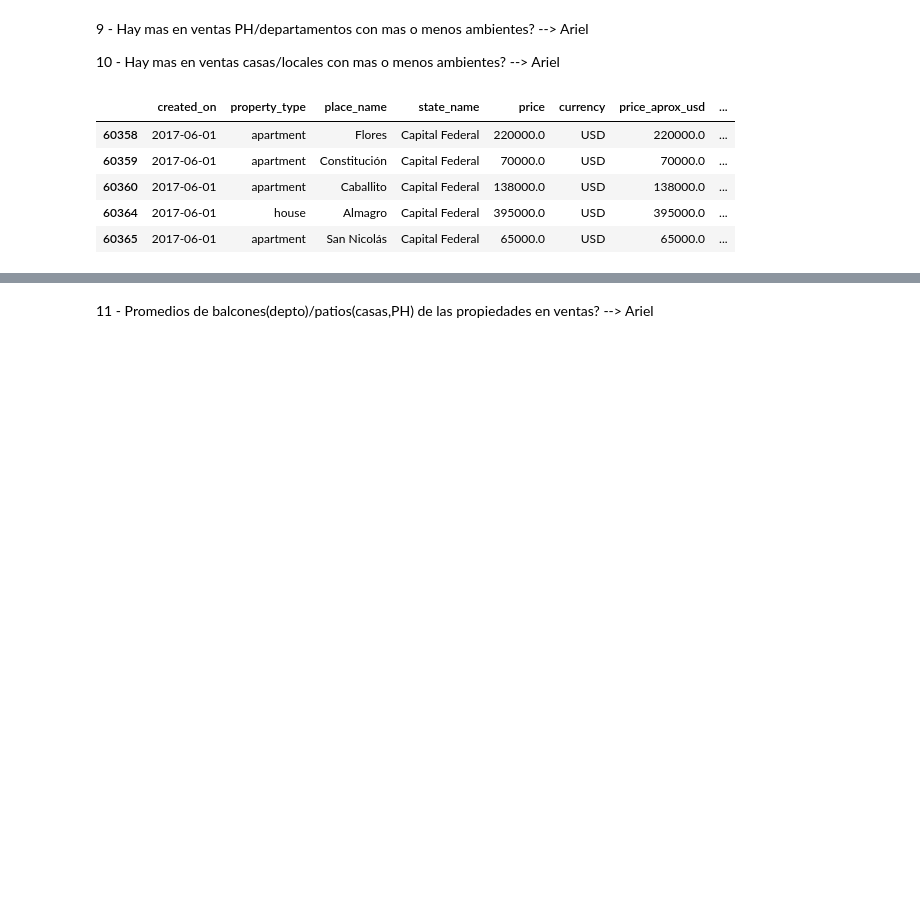
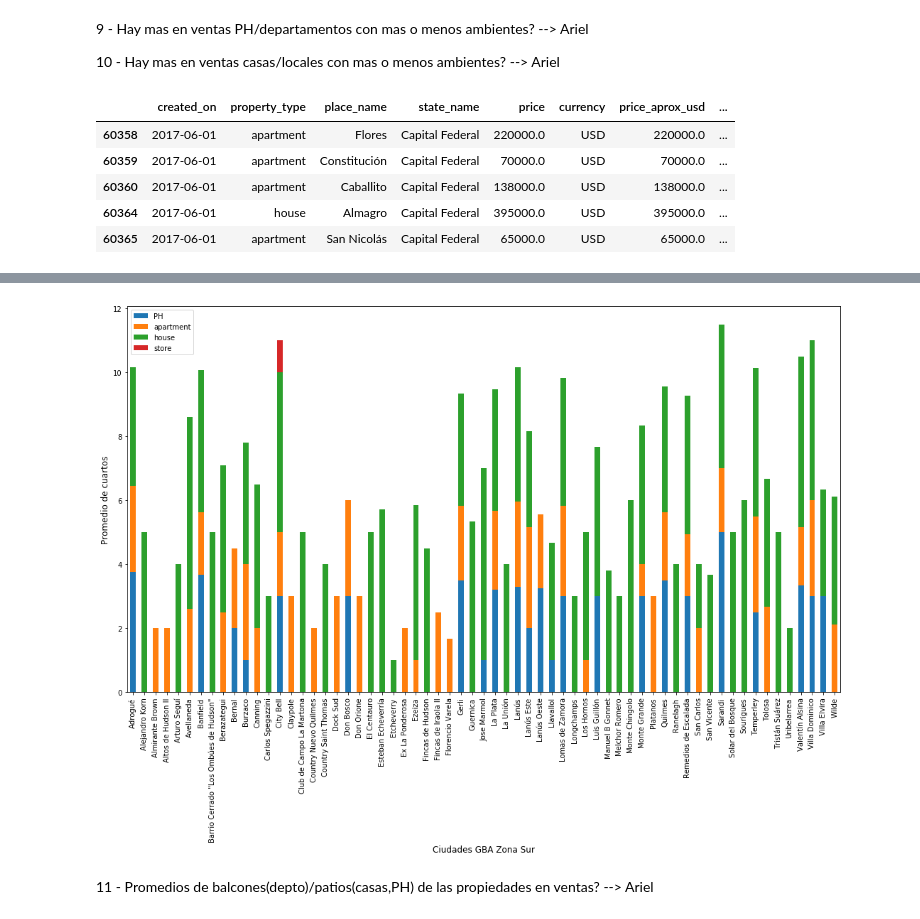
Before and after one commit to PRPablo/VentasDePropiedades, a Jupyter notebook: Analisis Exploratorio/Respuestas de Pregs.ipynb, the cells around one changed output, grey strips where cells are left out. Drawn from its saved outputs; the diff is of its cells as text; code cells hidden in the pictures; blank space fills up the shorter version.

```diff
--- a/Analisis Exploratorio/Respuestas de Pregs.ipynb
+++ b/Analisis Exploratorio/Respuestas de Pregs.ipynb
@@ -54,2 +70,16 @@ sells_caba_rooms.head()
+# %%
+sells_gba_south = sells_gba.loc[sells['state_name'].str.contains(r'(Sur|sur)')]
+#sells_gba_west.head()
+#ahora con todo filtrado debo obtener el promedio por zonas.
+sells_gba_south_rooms = sells_gba_south.loc[:,['place_name','rooms','property_type']]
+plt_gba_south = sells_gba_south_rooms.groupby(['place_name', 'property_type']).mean().unstack().plot(kind='bar',figsize=(18,10), stacked=True)
+
+import matplotlib.pyplot as plt
+plt_gba_south.set_xlabel("Ciudades GBA Zona Sur", fontsize=12)
+plt_gba_south.set_ylabel("Promedio de cuartos", fontsize=12)
+plt_gba_south.legend(['PH', 'apartment', 'house', 'store'])
+plt.show()
+# %% [output]
+[figure, added]
 # %% [markdown]
 11 - Promedios de balcones(depto)/patios(casas,PH) de las propiedades en ventas? --> Ariel
```
Also changed, not shown: parts of 3 cells of this notebook.
